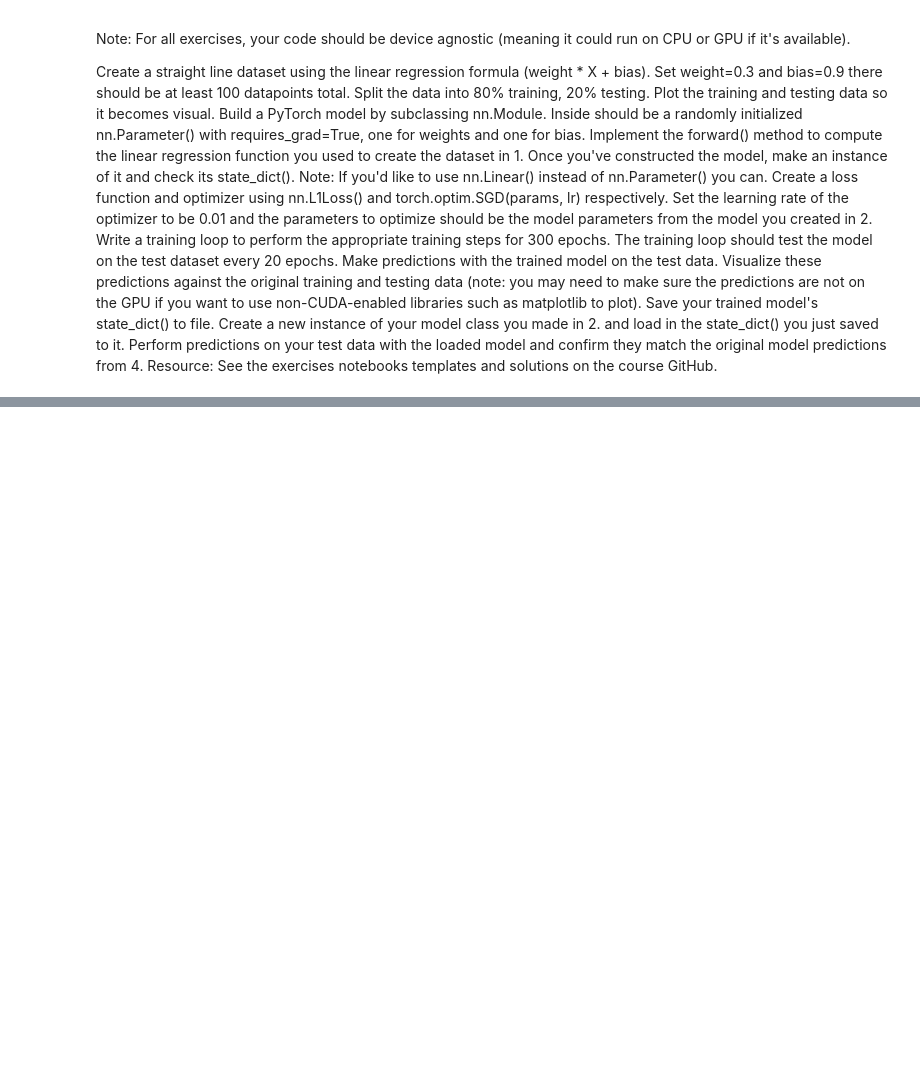
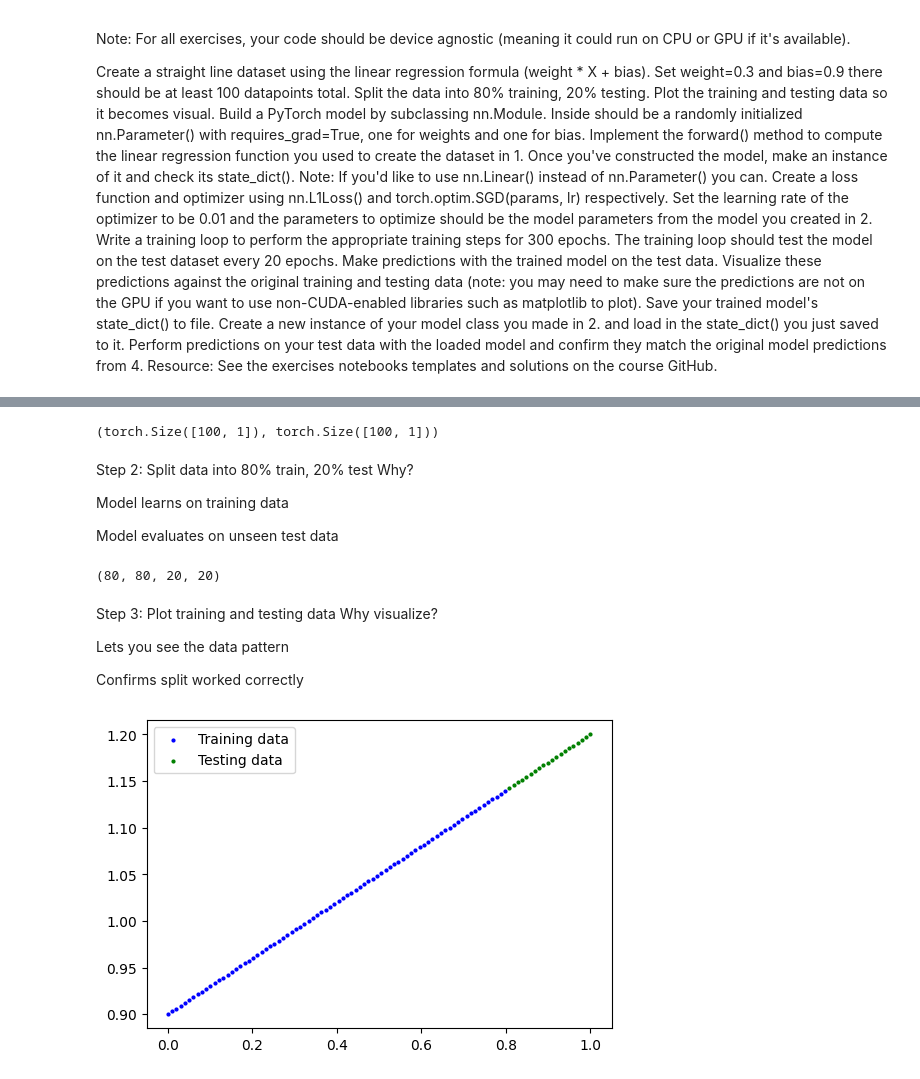
Before and after one commit to krishna8399/learn_pytorch, a Jupyter notebook: 01_PyTorch_Workflow_Fundamentals.ipynb, the cells around one changed output, grey strips where cells are left out. Saved outputs shown, nothing was run; the diff lists cells and outputs as text; code cells hidden in the pictures; blank space fills up the shorter version.

```diff
--- a/01_PyTorch_Workflow_Fundamentals.ipynb
+++ b/01_PyTorch_Workflow_Fundamentals.ipynb
@@ -1062,0 +1094,42 @@ Resource: See the exercises notebooks templates and solutions on the course GitH
+# %%
+#known parameters
+weight = 0.3
+bias = 0.9
+
+#create data
+x = torch.linspace(0, 1, 100).unsqueeze(dim=1) # create 100 samples between 0 and 1 and reshape to be a column vector
+y = weight * x + bias
+
+x.shape, y.shape
+# %% [output]
+(torch.Size([100, 1]), torch.Size([100, 1]))
+# %% [markdown]
+Step 2: Split data into 80% train, 20% test
+Why?
+
+Model learns on training data
+
+Model evaluates on unseen test data
+# %%
+train_split = int(0.8 * len(x)) # 80% of data used for training set, 20% for testing
+x_train, y_train = x[:train_split], y[:train_split]
+x_test, y_test = x[train_split:], y[train_split:]
+
+len(x_train), len(y_train), len(x_test), len(y_test)
+# %% [output]
+(80, 80, 20, 20)
+# %% [markdown]
+Step 3: Plot training and testing data
+Why visualize?
+
+Lets you see the data pattern
+
+Confirms split worked correctly
+# %%
+plt.figure(figsize=(6, 4)) # create a figure with a custom size (width, height) in inches
+plt.scatter(x_train, y_train, c="b", s=4, label="Training data") # plot training data in blue
+plt.scatter(x_test, y_test, c="g", s=4, label="Testing data") # plot test data in green
+plt.legend() # show the legend
+plt.show() # display the plot
+# %% [output]
+[figure, added]
```
Also changed, not shown: parts of 22 cells of this notebook, 1 other file.
